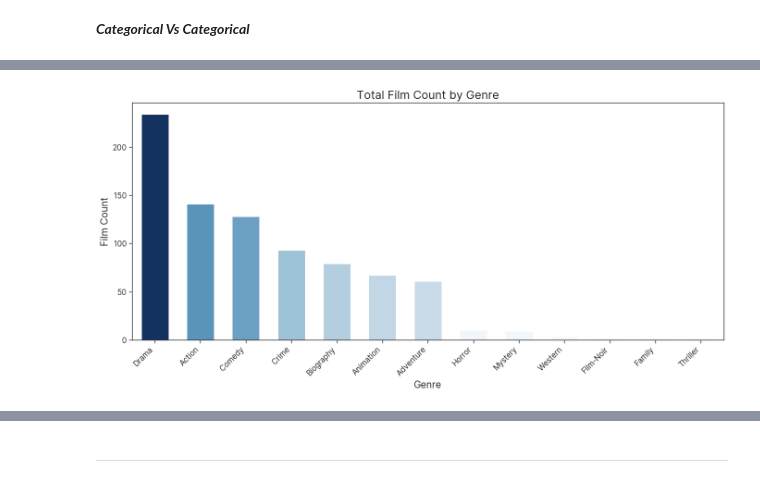
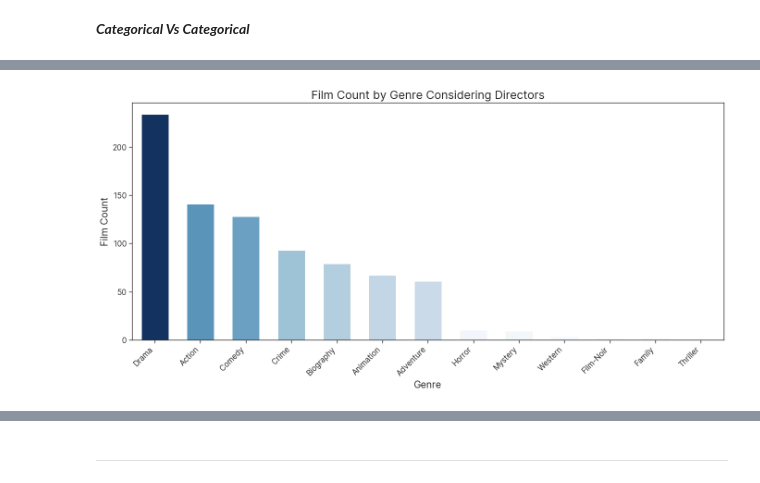
Before and after one commit to NEO-DAS/MyRepository, a Jupyter notebook: Source_code/code.ipynb, the cells around one changed output, grey strips where cells are left out. Cells and saved outputs as stored; diff of their text form; code cells hidden in the pictures.

```diff
--- a/Source_code/code.ipynb
+++ b/Source_code/code.ipynb
@@ -1279,14 +1326,14 @@ Film_counts = df['Dominant_Genre'].value_counts().reset_index(name='Film_Count')
 # %%
 plt.figure(figsize=(14, 7))
 sns.barplot(x='Dominant_Genre', y='Film_Count', data=Film_counts, palette='Blues', hue ='Film_Count', legend = False, width=0.6)
 
-plt.title('Total Film Count by Genre', fontsize=18)
+plt.title("Film Count by Genre Considering Directors", fontsize=18)
 plt.xlabel('Genre', fontsize=15)
 plt.ylabel('Film Count', fontsize=15)
 plt.xticks(rotation=45, ha='right', fontsize=12)
 plt.yticks(fontsize=12)
 plt.tight_layout(pad=2)
 plt.show()
 # %% [output]
-[figure, old version]
+[figure, new version]
 # %% [markdown]
```
Also changed, not shown: parts of 6 cells of this notebook.
